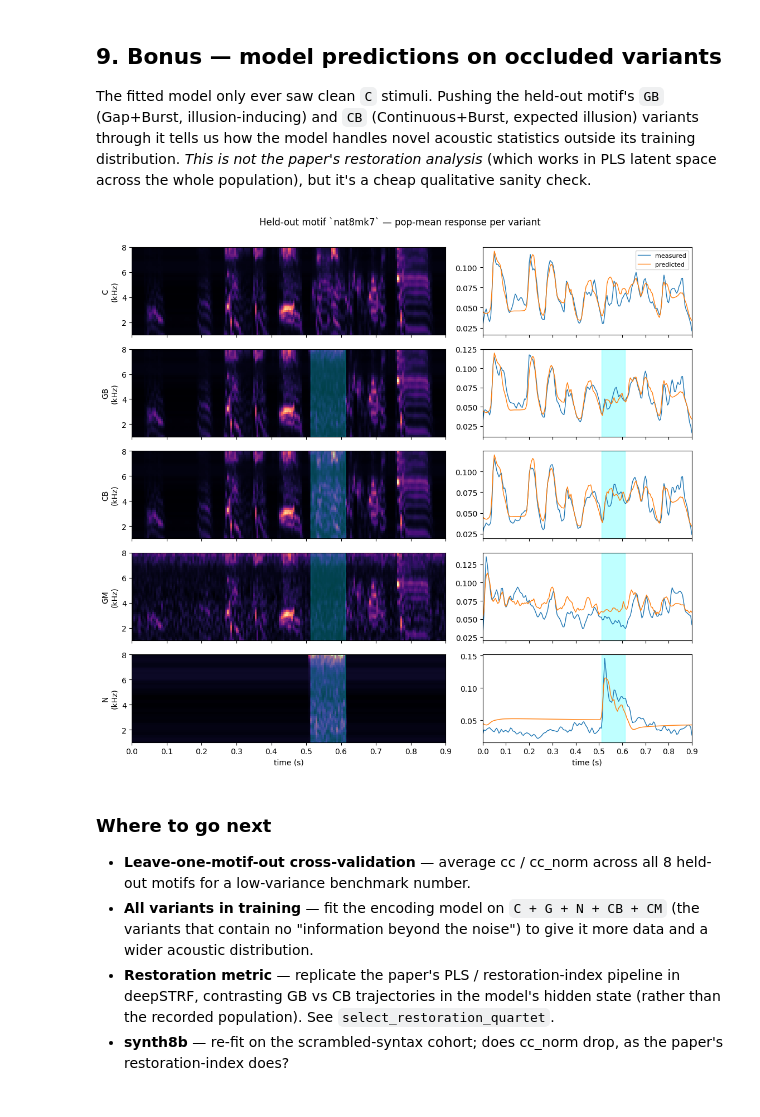
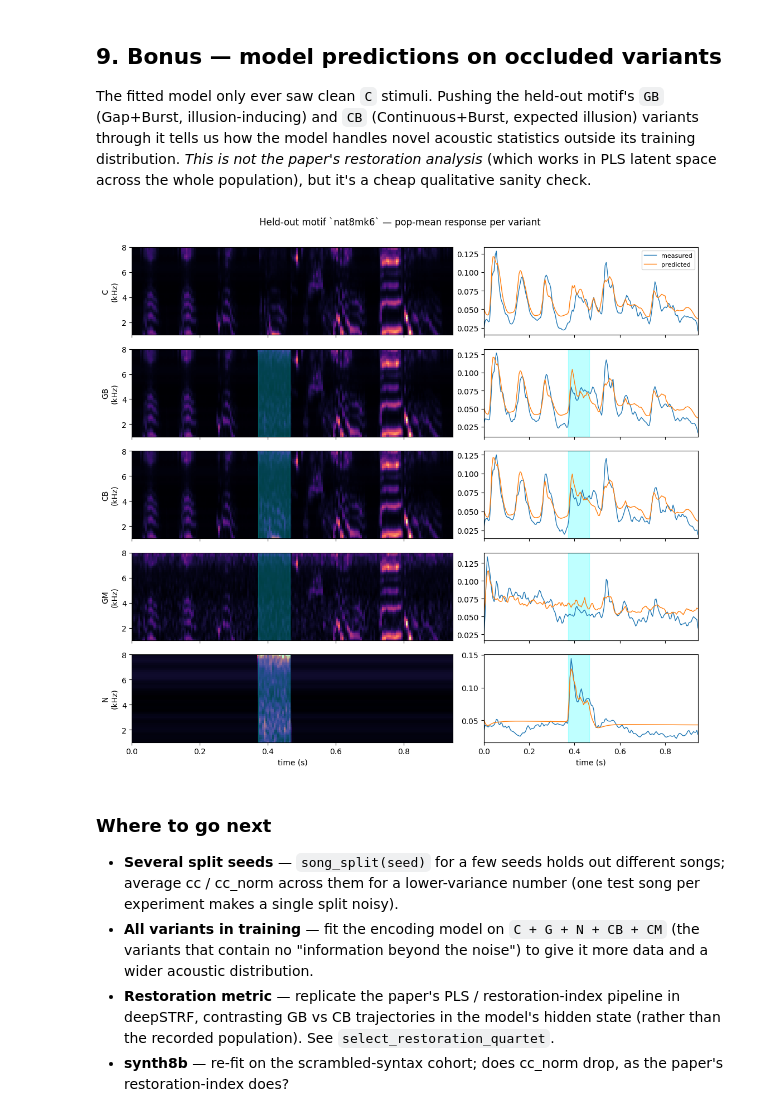
Before and after one commit to urancon/deepSTRF, a Jupyter notebook: examples/le_2025_baseline.ipynb, the cells around one changed output. Saved outputs shown, nothing was run; the diff lists cells and outputs as text; code cells hidden in the pictures.

```diff
--- a/examples/le_2025_baseline.ipynb
+++ b/examples/le_2025_baseline.ipynb
@@ -133,14 +153,15 @@ held-out generalization test.
 ds.select_variant('C')
 print(f'After select_variant("C"):  len(ds)={len(ds)}  N selected={len(ds._selected())}')
 
-# 8 motifs in canonical order; reproducibility via fixed seed.
-motif_order = [m['motif'] for m in ds.stim_meta if m['variant'] == 'C']
-C_stim_indices = [i for i, m in enumerate(ds.stim_meta) if m['variant'] == 'C']
-print('C-variant motifs:', motif_order)
+split = ds.song_split(seed=0)                      # absolute indices, all variants
+for k in ('train', 'val', 'test'):
+    # the isolated noise burst (variant N) contains no song: every song's N is in train
+    songs = sorted({ds.stim_meta[i]['motif'] for i in split[k] if ds.stim_meta[i]['variant'] != 'N'})
+    print(f'{k:5s}: {len(songs)} song(s) {songs}  ({len(split[k])} stimuli over all variants)')
 
-train_iter = list(range(6))     # the first 6 motifs
-val_iter   = [6]                # 7th motif
-test_iter  = [7]                # 8th motif
+# iteration indices under the current selection (C variants only)
+train_iter, val_iter, test_iter = (ds.stim_to_iter_indices(split[k]) for k in ('train', 'val', 'test'))
+held_out_motif = ds.stim_meta[split['test'][0]]['motif']
 
 train_loader = DataLoader(Subset(ds, train_iter), batch_size=1, shuffle=True,  collate_fn=neural_collate)
 val_loader   = DataLoader(Subset(ds, val_iter),   batch_size=1, shuffle=False, collate_fn=neural_collate)
@@ -297,6 +326,6 @@ ax.hist(clip, bins=40, range=(-1, 1), edgecolor='black', alpha=0.85)
 ax.axvline(torch.nanmedian(test_ccnorm).item(), color='red', lw=2,
            label=f'median = {torch.nanmedian(test_ccnorm):+.3f}')
 ax.set_xlabel('cc_norm (Schoppe, clipped to [-1,1])'); ax.set_ylabel('# cells')
-ax.set_title(f'Held-out motif `{ds.stim_meta[C_stim_indices[test_iter[0]]]["motif"]}`: per-cell cc_norm')
+ax.set_title(f'Held-out motif `{held_out_motif}`: per-cell cc_norm')
 ax.legend(); plt.tight_layout(); plt.show()
 # %% [output]
@@ -315,7 +344,6 @@ not the paper's restoration analysis* (which works in PLS latent space
 across the whole population), but it's a cheap qualitative sanity check.
 # %%
 ds.reset_stim_selection()
-held_out_motif = ds.stim_meta[C_stim_indices[test_iter[0]]]['motif']
 show_variants = ['C', 'GB', 'CB', 'GM', 'N']
 show_ci = 1
 
@@ -333,39 +361,40 @@ with torch.no_grad():
                 ax.set_visible(False)
             continue
         s_idx = candidates[0]
         meta = ds.stim_meta[s_idx]
         spec = ds.stims[s_idx]
         t = np.arange(spec.shape[-1]) * ds.dt * 1e-3
         # batch axis
         x = spec.unsqueeze(0).to(device)
         pred = model(x).cpu().squeeze(0).squeeze(1)  # (N, T)
         # ground truth on selected neurons
         resp = ds.responses[s_idx]
         psth = torch.stack([r.float().mean(0) if r.numel() > 1 else torch.full((spec.shape[-1],), float('nan'))
                             for r in resp])  # (N, T)
         # plot stim spectrogram
         axs[row, 0].imshow(spec[0].numpy(), aspect='auto', origin='lower', cmap='magma',
                            extent=[t[0], t[-1], ds.fmin/1000, ds.fmax/1000])
         if not np.isnan(meta['ci_onset_s']):
             axs[row, 0].axvspan(meta['ci_onset_s'], meta['ci_offset_s'], color='cyan', alpha=0.25)
         axs[row, 0].set_ylabel(f"{variant}\n(kHz)")
         # plot pop-mean predicted vs measured PSTH
         axs[row, 1].plot(t, psth.nanmean(0).numpy(), label='measured', lw=1.0)
         axs[row, 1].plot(t, pred.mean(0).numpy(),    label='predicted', lw=1.0)
         if not np.isnan(meta['ci_onset_s']):
             axs[row, 1].axvspan(meta['ci_onset_s'], meta['ci_offset_s'], color='cyan', alpha=0.25)
         if row == 0:
             axs[row, 1].legend(fontsize=8, loc='upper right')
 axs[-1, 0].set_xlabel('time (s)'); axs[-1, 1].set_xlabel('time (s)')
 fig.suptitle(f'Held-out motif `{held_out_motif}` — pop-mean response per variant', y=1.0)
 plt.tight_layout(); plt.show()
 # %% [output]
-[figure, old version]
+[figure, new version]
 # %% [markdown]
 ### Where to go next
 
-- **Leave-one-motif-out cross-validation** — average cc / cc_norm across
-  all 8 held-out motifs for a low-variance benchmark number.
+- **Several split seeds** — `song_split(seed)` for a few seeds holds out
+  different songs; average cc / cc_norm across them for a lower-variance
+  number (one test song per experiment makes a single split noisy).
 - **All variants in training** — fit the encoding model on `C + G + N +
   CB + CM` (the variants that contain no "information beyond the noise")
   to give it more data and a wider acoustic distribution.
```
Also changed, not shown: parts of 10 cells of this notebook, 35 other files.
